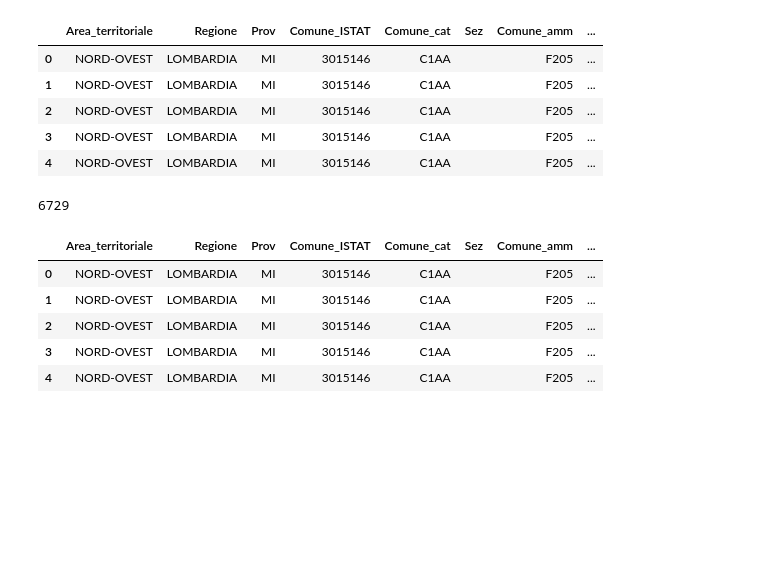
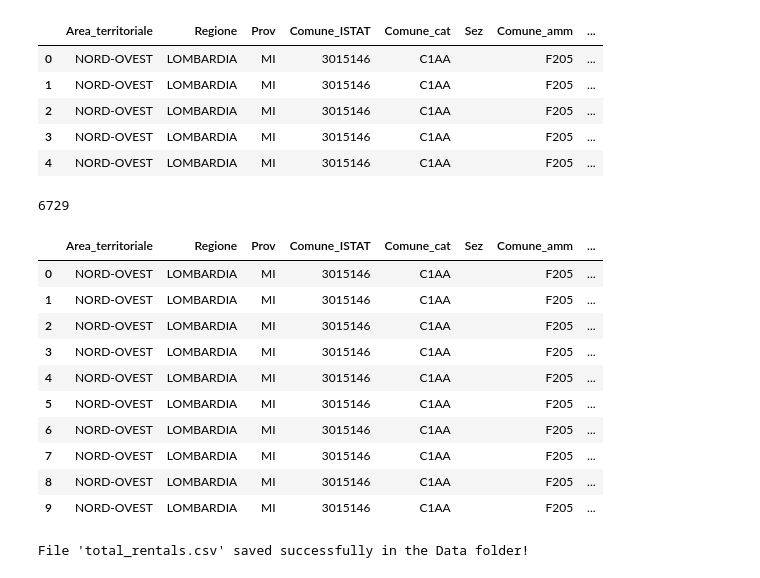
Before and after one commit to Mturco3/Data-Visualization-2026, a Jupyter notebook: rental.ipynb, the cells around one changed output. Drawn from its saved outputs; the diff is of its cells as text; code cells hidden in the pictures; blank space fills up the shorter version.

Commit message:
total_rentals.csv messo in Data

```diff
--- a/rental.ipynb
+++ b/rental.ipynb
@@ -100,21 +100,33 @@ df_2018_2.head()
 # %%
 import pandas as pd
 
 # 1. Gather all dataframes, add Year/Semester, and put them in a list
 dfs_to_merge = [
     globals()[name].assign(Year=name.split('_')[1], Semester=name.split('_')[2])
     for name in list(globals().keys()) if name.startswith('df_20') and len(name) == 9
 ]
 
 df_total = pd.concat(dfs_to_merge, ignore_index=True)
 
 print(len(df_total))
-display(df_total.head())
+display(df_total.head(10))
 # %% [output]
 6729
 |  | Area_territoriale | Regione | Prov | Comune_ISTAT | Comune_cat | Sez | Comune_amm | ... |
 | 0 | NORD-OVEST | LOMBARDIA | MI | 3015146 | C1AA |  | F205 | ... |
 | 1 | NORD-OVEST | LOMBARDIA | MI | 3015146 | C1AA |  | F205 | ... |
 | 2 | NORD-OVEST | LOMBARDIA | MI | 3015146 | C1AA |  | F205 | ... |
 | 3 | NORD-OVEST | LOMBARDIA | MI | 3015146 | C1AA |  | F205 | ... |
 | 4 | NORD-OVEST | LOMBARDIA | MI | 3015146 | C1AA |  | F205 | ... |
+| 5 | NORD-OVEST | LOMBARDIA | MI | 3015146 | C1AA |  | F205 | ... |
+| 6 | NORD-OVEST | LOMBARDIA | MI | 3015146 | C1AA |  | F205 | ... |
+| 7 | NORD-OVEST | LOMBARDIA | MI | 3015146 | C1AA |  | F205 | ... |
+| 8 | NORD-OVEST | LOMBARDIA | MI | 3015146 | C1AA |  | F205 | ... |
+| 9 | NORD-OVEST | LOMBARDIA | MI | 3015146 | C1AA |  | F205 | ... |
+# %%
+# Save the merged dataframe to the Data folder
+df_total.to_csv('Data/total_rentals.csv', index=False, sep=';', encoding='latin1')
+
+print("File 'total_rentals.csv' saved successfully in the Data folder!")
+# %% [output]
+File 'total_rentals.csv' saved successfully in the Data folder!
```
